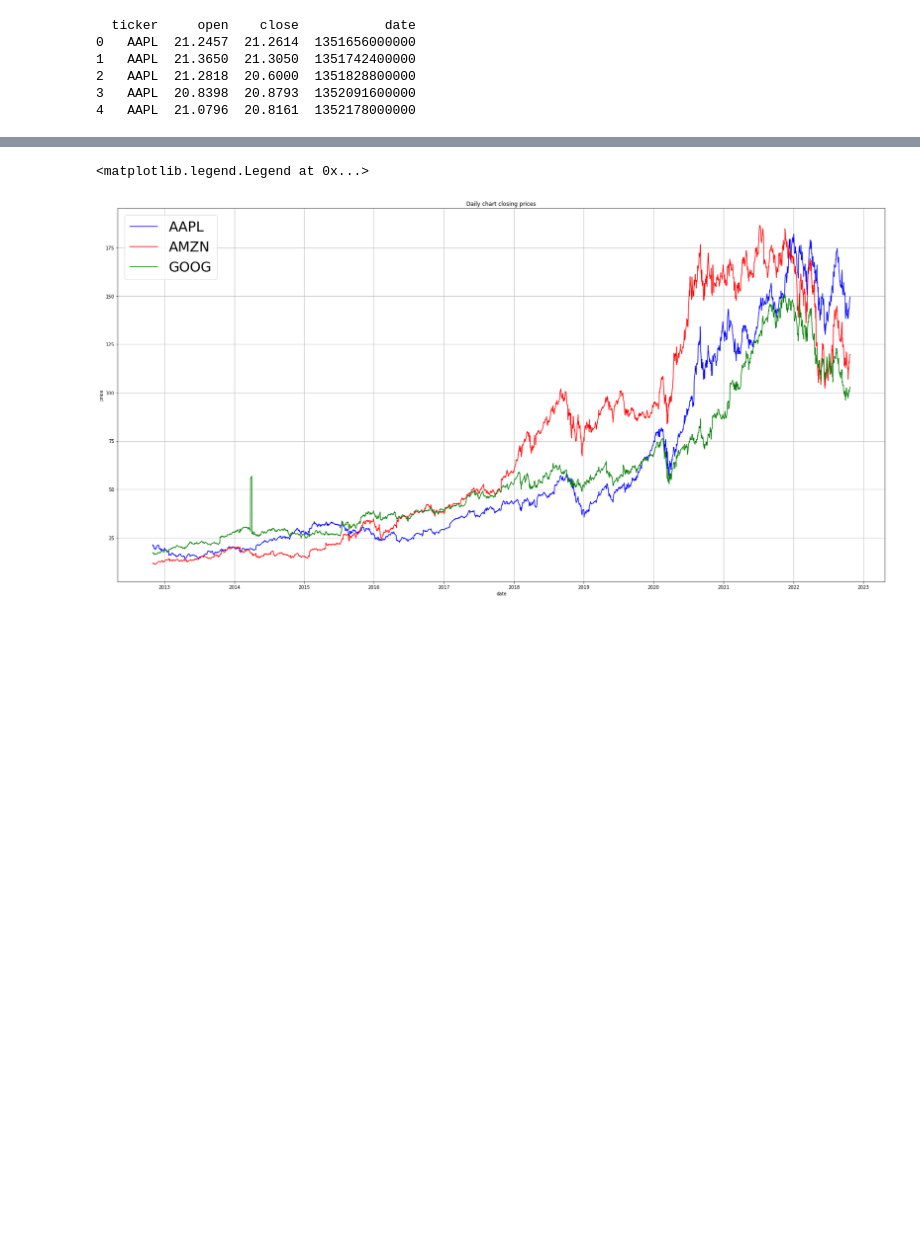
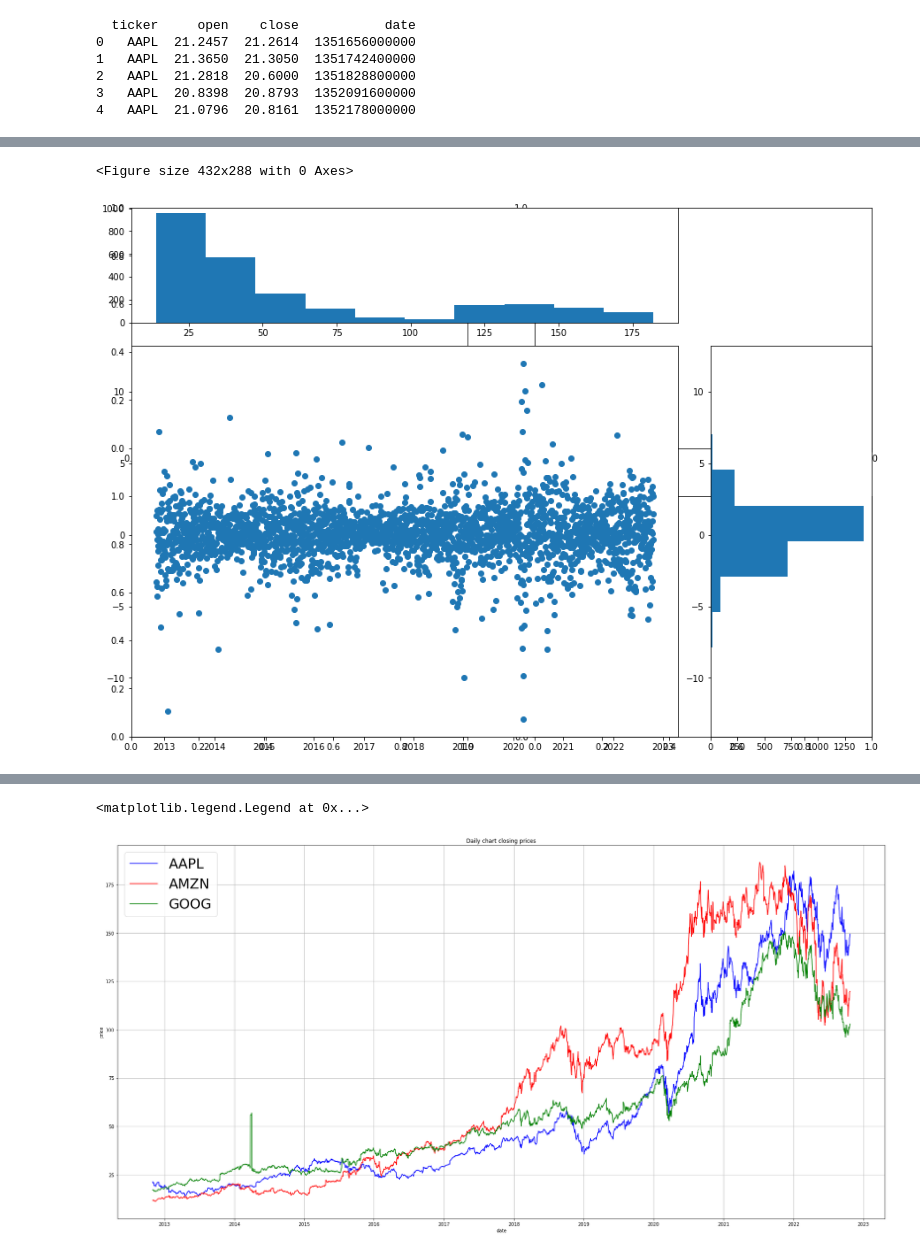
Before and after one commit to lyndsaywylie/Project-1, a Jupyter notebook: lyns.ipynb, the cells around one changed output, grey strips where cells are left out. Drawn from its saved outputs; the diff is of its cells as text; code cells hidden in the pictures; blank space fills up the shorter version.

Commit message:
subplots

```diff
--- a/lyns.ipynb
+++ b/lyns.ipynb
@@ -96,7 +87,7 @@ del goog_daily2["ticker"]
 aapl_prices = aapl_daily2.copy(deep=True)
 amzn_prices = amzn_daily2.copy(deep=True)
 goog_prices = goog_daily2.copy(deep=True)
-#print(aapl_prices)
+print(aapl_prices)
 
 #make copy for $ changes
 aapl_bch = aapl_daily2.copy(deep=True)
@@ -108,3 +99,5 @@ goog_bch = goog_daily2.copy(deep=True)
 aapl_daily2["AAPL"]=aapl_daily2["AAPL"].pct_change()*100
 amzn_daily2["AMZN"]=amzn_daily2["AMZN"].pct_change()*100
 goog_daily2["GOOG"]=goog_daily2["GOOG"].pct_change()*100
+aapl_daily2 = aapl_daily2[["date", "AAPL"]]
+#aapl_daily2
@@ -131,0 +138,15 @@ merge_bch= merge_bch[['date','AAPL','GOOG', "AMZN"]]
+# %%
+#Creating & plotting scatter/histogram for % &$ distribution
+fig= plt.figure()
+fig, ax = plt.subplots(2, 2, figsize=(15,11))
+gs=GridSpec(4,4)
+ax_scatter=fig.add_subplot(gs[1:4, 0:3])
+ax_hist_y=fig.add_subplot(gs[0,0:3])
+ax_hist_x=fig.add_subplot(gs[1:4,3])
+ax_scatter.scatter(aapl_daily2["date"], aapl_daily2["AAPL"])
+ax_hist_x.hist(aapl_daily2["AAPL"], orientation="horizontal")
+ax_hist_y.hist(aapl_prices["AAPL"])
+plt.show()
+# %% [output]
+<Figure size 432x288 with 0 Axes>
+[figure, added]
```
Also changed, not shown: parts of 11 cells of this notebook.
